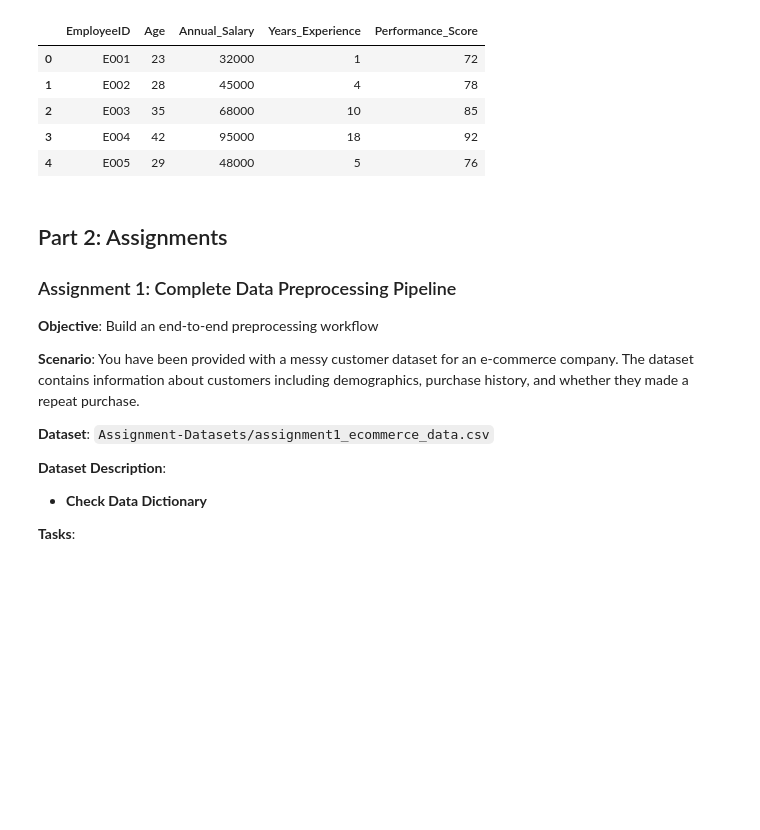
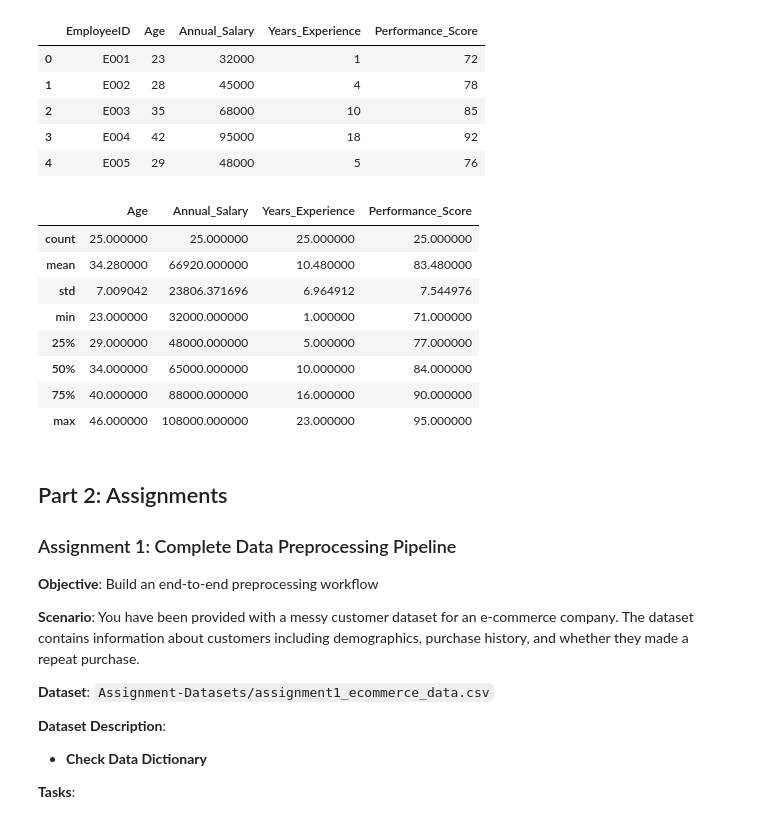
Before and after one commit to Ezerioha-ifeanyi/Week-14-Take-Home, a Jupyter notebook: Take Home.ipynb, the cells around one changed output. Saved outputs shown, nothing was run; the diff lists cells and outputs as text; code cells hidden in the pictures; blank space fills up the shorter version.

```diff
--- a/Take Home.ipynb
+++ b/Take Home.ipynb
@@ -302,3 +302,16 @@ task3Data.head()
 | 2 | E003 | 35 | 68000 | 10 | 85 |
 | 3 | E004 | 42 | 95000 | 18 | 92 |
 | 4 | E005 | 29 | 48000 | 5 | 76 |
+# %%
+# check the basic summary statistics of the data
+task3Data.describe()
+# %% [output]
+|  | Age | Annual_Salary | Years_Experience | Performance_Score |
+| count | 25.000000 | 25.000000 | 25.000000 | 25.000000 |
+| mean | 34.280000 | 66920.000000 | 10.480000 | 83.480000 |
+| std | 7.009042 | 23806.371696 | 6.964912 | 7.544976 |
+| min | 23.000000 | 32000.000000 | 1.000000 | 71.000000 |
+| 25% | 29.000000 | 48000.000000 | 5.000000 | 77.000000 |
+| 50% | 34.000000 | 65000.000000 | 10.000000 | 84.000000 |
+| 75% | 40.000000 | 88000.000000 | 16.000000 | 90.000000 |
+| max | 46.000000 | 108000.000000 | 23.000000 | 95.000000 |
```
Also changed, not shown: parts of 2 cells of this notebook.
